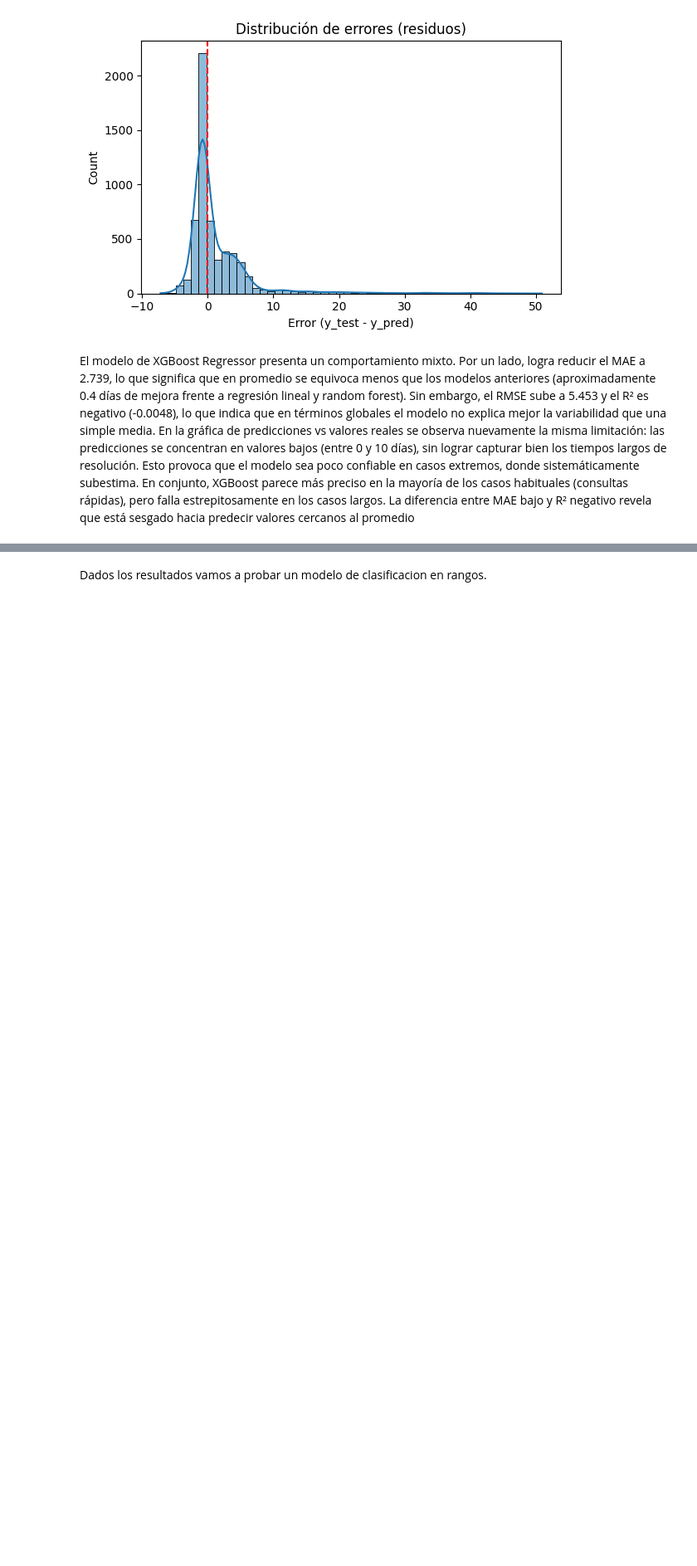
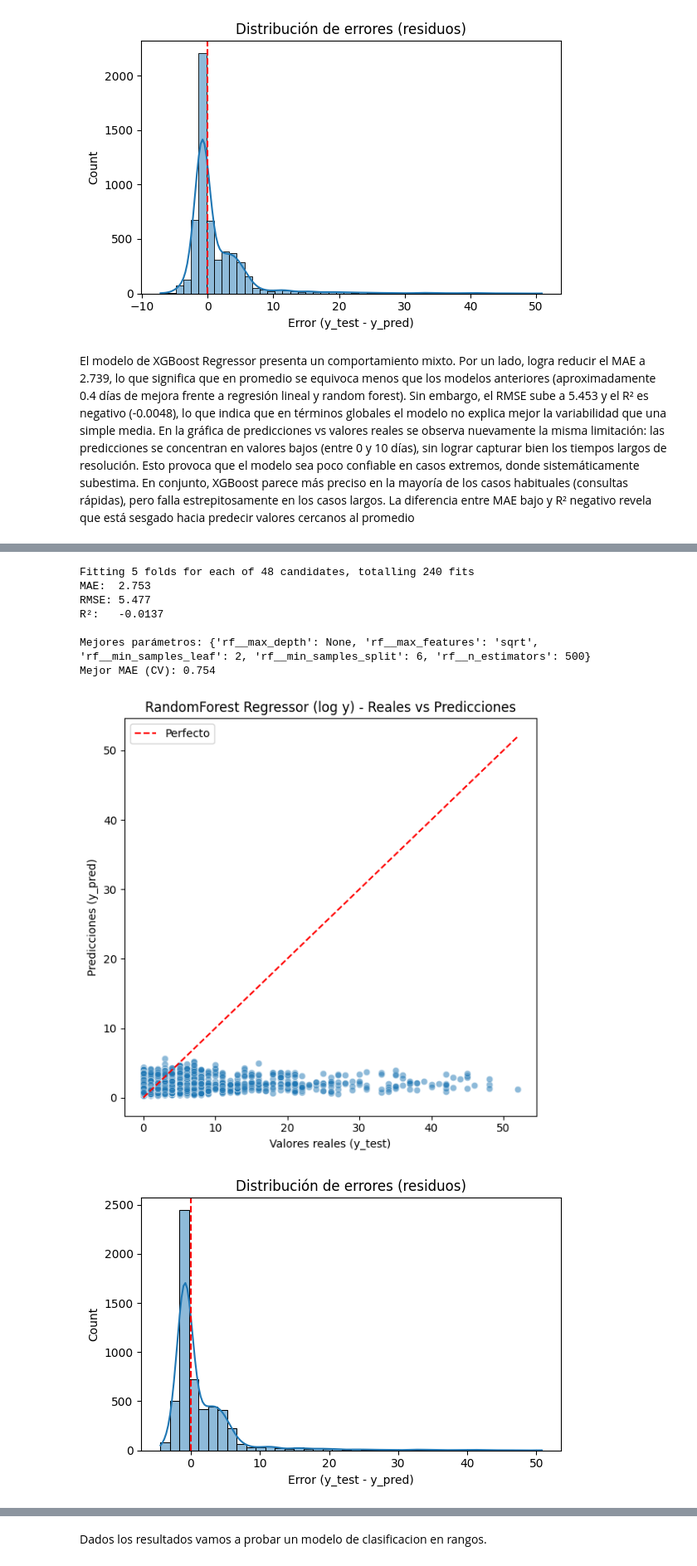
Before and after one commit to Jonolalde93/Proyectos_DS2025, a Jupyter notebook: Proyecto Fin de Modulo ML/notebooks/04.Modelo Predictivo 3.ipynb, the cells around one changed output, grey strips where cells are left out. Shown: that part at 83% size. Cells and saved outputs as stored; diff of their text form; code cells hidden in the pictures; blank space fills up the shorter version.

```diff
--- a/Proyecto Fin de Modulo ML/notebooks/04.Modelo Predictivo 3.ipynb
+++ b/Proyecto Fin de Modulo ML/notebooks/04.Modelo Predictivo 3.ipynb
@@ -329,0 +484,12 @@ El modelo de XGBoost Regressor presenta un comportamiento mixto. Por un lado, lo
+# %%
+best_rf_log, grid_rf_log = entrenar_rf_regresor_logy(dt_quejas)
+# %% [output]
+Fitting 5 folds for each of 48 candidates, totalling 240 fits
+MAE:  2.753
+RMSE: 5.477
+R²:   -0.0137
+
+Mejores parámetros: {'rf__max_depth': None, 'rf__max_features': 'sqrt', 'rf__min_samples_leaf': 2, 'rf__min_samples_split': 6, 'rf__n_estimators': 500}
+Mejor MAE (CV): 0.754
+[figure, added]
+[figure, added]
```
Also changed, not shown: parts of 6 cells of this notebook, 7 other files.
